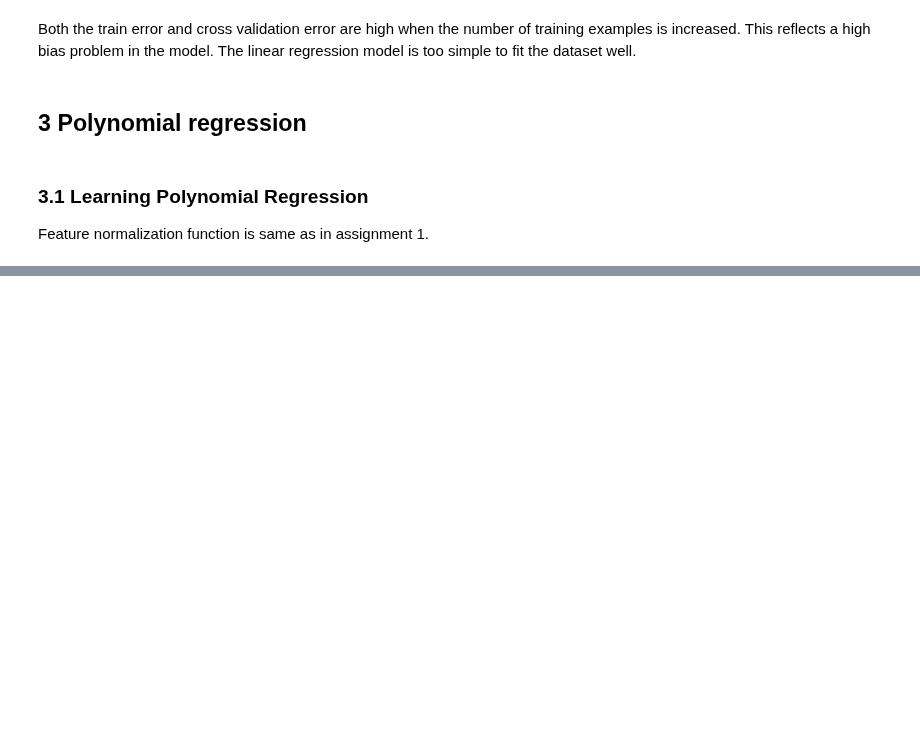
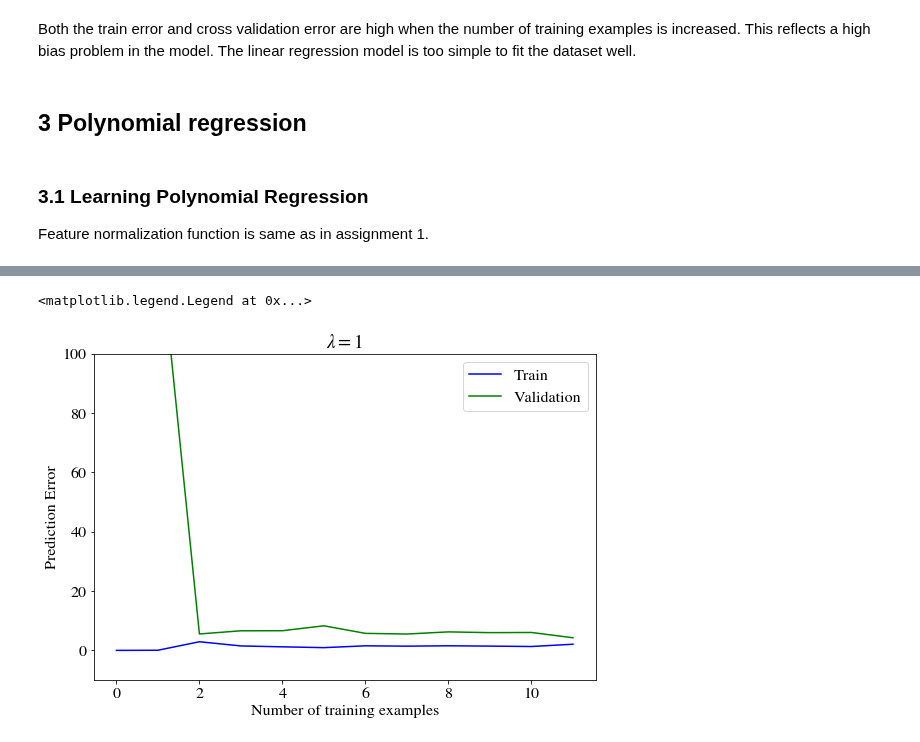
Before and after one commit to oeyh/NN, a Jupyter notebook: assignment5 Bias vs Variance/Assignment 5.ipynb, the cells around one changed output, grey strips where cells are left out. Drawn from its saved outputs; the diff is of its cells as text; code cells hidden in the pictures; blank space fills up the shorter version.

```diff
--- a/assignment5 Bias vs Variance/Assignment 5.ipynb
+++ b/assignment5 Bias vs Variance/Assignment 5.ipynb
@@ -308,0 +360,18 @@ Text(0,0.5,'Water flowing out of the dam (y)')
+# %%
+# plot learning curve
+# calculate error
+error_train, error_val = learningCurve(X_poly_wb, y, Xval_poly_wb, yval, lmd)
+
+# plot learning curve
+fig, ax = plt.subplots(figsize=(9,6))
+
+ax.plot(np.arange(m), error_train, 'b', label='Train')
+ax.plot(np.arange(m), error_val, 'g', label='Validation')
+ax.set_xlabel('Number of training examples')
+ax.set_ylabel('Prediction Error')
+ax.set_title('$\lambda = {}$'.format(lmd))
+ax.set_ylim(-10, 100)
+ax.legend()
+# %% [output]
+<matplotlib.legend.Legend at 0x...>
+[figure, added]
```
Also changed, not shown: parts of 19 cells of this notebook.
